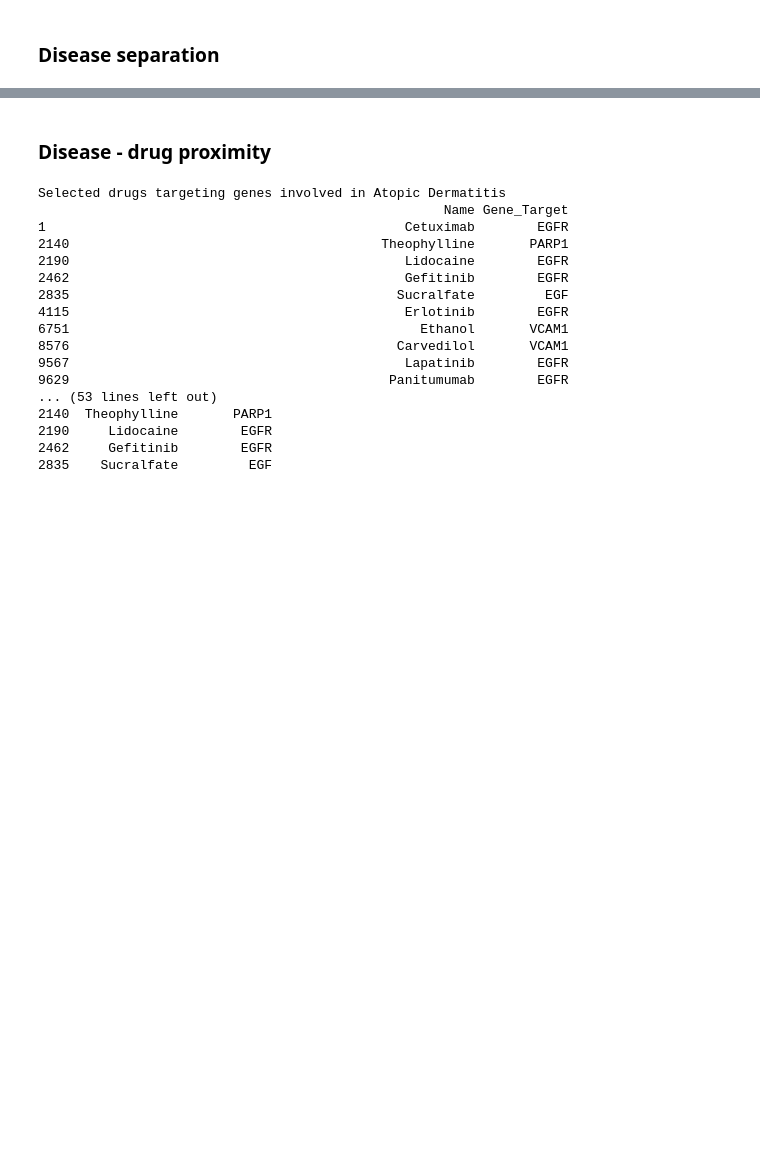
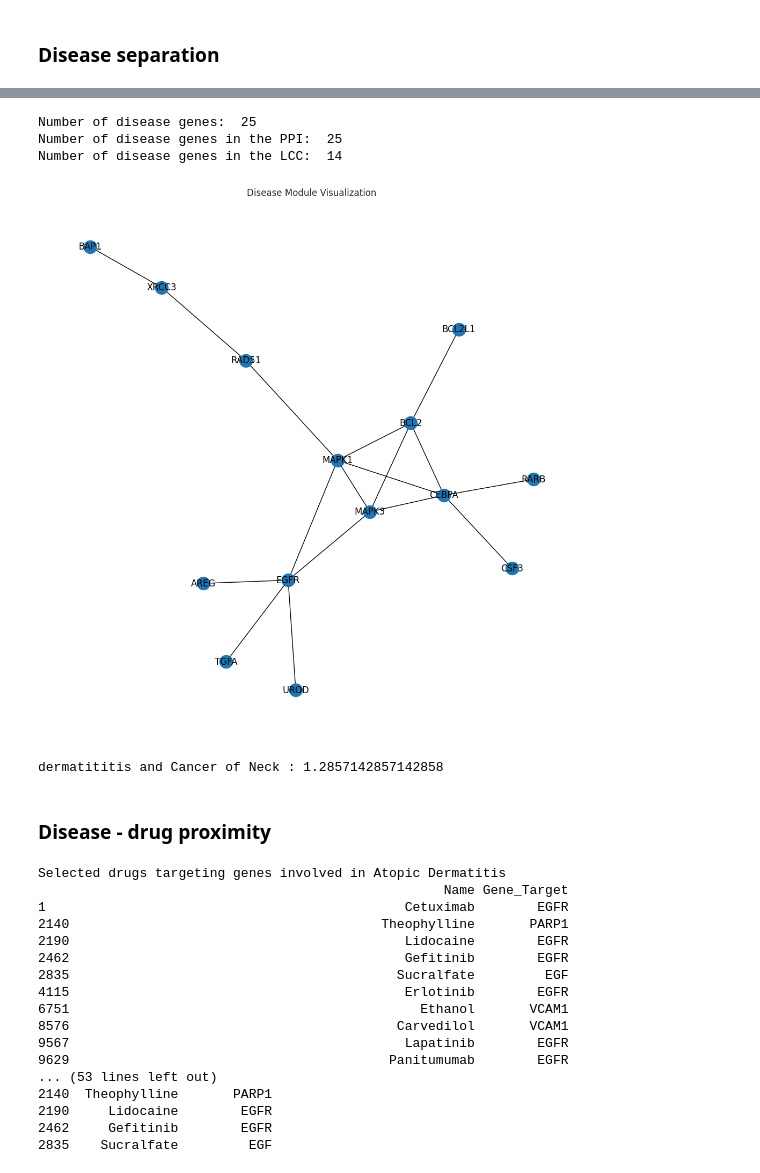
Before and after one commit to MathildeMrz/Complex-Data-in-Health, a Jupyter notebook: main.ipynb, the cells around one changed output, grey strips where cells are left out. Drawn from its saved outputs; the diff is of its cells as text; code cells hidden in the pictures; blank space fills up the shorter version.

```diff
--- a/main.ipynb
+++ b/main.ipynb
@@ -132,3 +251,14 @@ separation_dermatitis_schizophrenia :  1.8753623188405797
+# %%
+test_name = "Cancer of Neck"
+test_disease = get_disease_module_info(test_name.lower(), disease_gene_data, gppi)
+separation_dermatitis_test_disease = separation.get_separation(gppi, test_disease[2], dermatitis[2])
+print(f"dermatititis and {test_name} : {separation_dermatitis_test_disease}")
+# %% [output]
+Number of disease genes:  25
+Number of disease genes in the PPI:  25
+Number of disease genes in the LCC:  14
+[figure, added]
+dermatititis and Cancer of Neck : 1.2857142857142858
 # %% [markdown]
 ### Disease - drug proximity
 # %%
```
Also changed, not shown: parts of 38 cells of this notebook.
